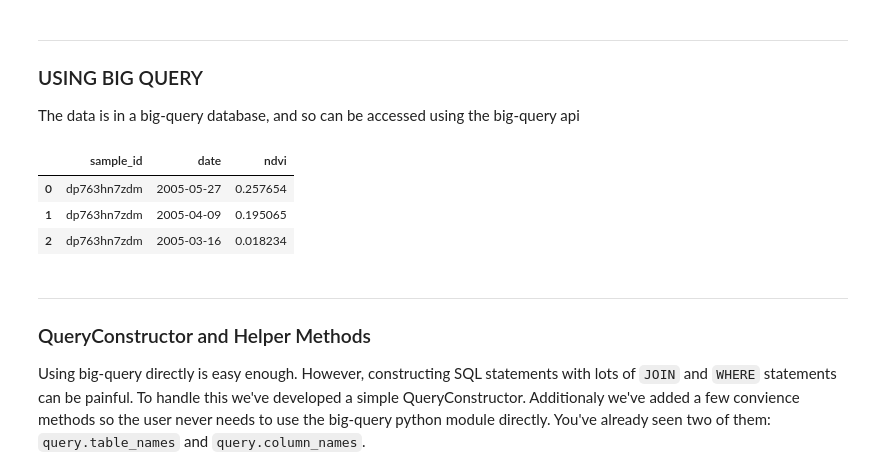
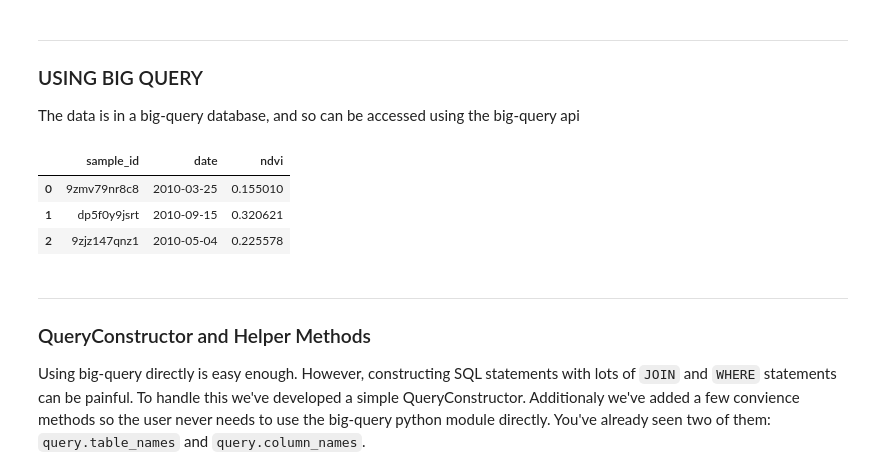
Before and after one commit to SchmidtDSE/spectral_trend_database, a Jupyter notebook: nb/public/examples.ipynb, the cells around one changed output. Saved outputs shown, nothing was run; the diff lists cells and outputs as text; code cells hidden in the pictures.

```diff
--- a/nb/public/examples.ipynb
+++ b/nb/public/examples.ipynb
@@ -123,16 +111,15 @@ si1, rvi, si ... blue, savi, rdvi  [42]
 The data is in a big-query database, and so can be accessed using the big-query api
 # %%
 #| label: nb.example_query_bq
-
 client = bq.Client()
-sql = f'SELECT sample_id, date, ndvi FROM `{BQ_PREFIX}.RAW_INDICES_V1` LIMIT 3'
+sql = f'SELECT sample_id, date, ndvi FROM `{GCP_PROJECT}.{DATABASE}.RAW_INDICES_V1` LIMIT 3'
 resp = client.query(sql)
-resp.to_dataframe()
+resp.to_dataframe(create_bqstorage_client=False)
 # %% [output]
 |  | sample_id | date | ndvi |
-| 0 | dp763hn7zdm | 2005-05-27 | 0.257654 |
-| 1 | dp763hn7zdm | 2005-04-09 | 0.195065 |
-| 2 | dp763hn7zdm | 2005-03-16 | 0.018234 |
+| 0 | 9zmv79nr8c8 | 2010-03-25 | 0.155010 |
+| 1 | dp5f0y9jsrt | 2010-09-15 | 0.320621 |
+| 2 | 9zjz147qnz1 | 2010-05-04 | 0.225578 |
 # %% [markdown]
 
 ---
```
Also changed, not shown: parts of 14 cells of this notebook, 2 other files.
